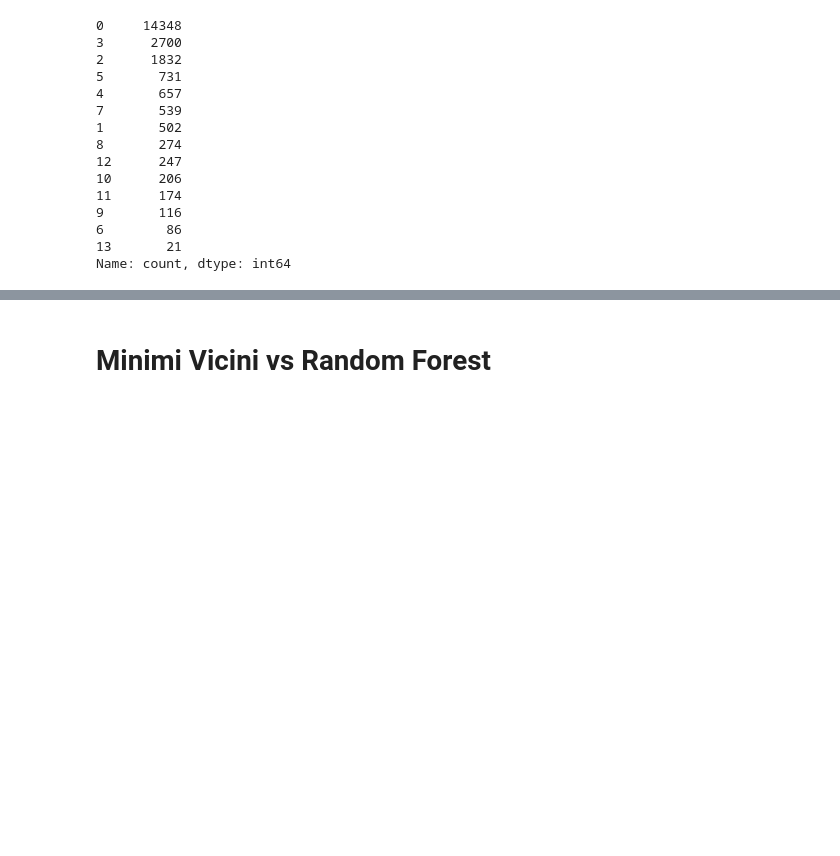
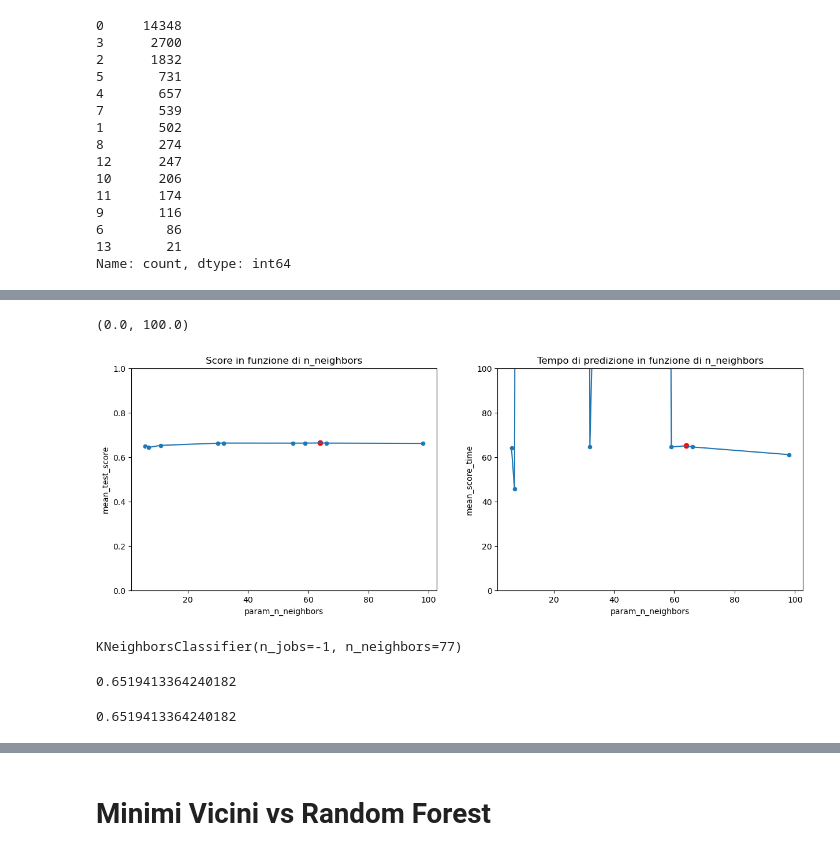
Before and after one commit to AngeloLongano/classification_PneumoniaMNIST, a Jupyter notebook: analysis.ipynb, the cells around one changed output, grey strips where cells are left out. Drawn from its saved outputs; the diff is of its cells as text; code cells hidden in the pictures; blank space fills up the shorter version.

```diff
--- a/analysis.ipynb
+++ b/analysis.ipynb
@@ -118,0 +139,8 @@ Name: count, dtype: int64
+# %%
+Y_train_binary = np.where(Y_train == 0, 0, 1)
+Y_test_binary = np.where(Y_test == 0, 0, 1)
+
+X_train_no_class_0 = X_train[Y_train != 0]
+Y_train_no_class_0 = Y_train[Y_train != 0]
+X_test_no_class_0 = X_test[Y_test != 0]
+Y_test_no_class_0 = Y_test[Y_test != 0]
@@ -118,0 +157,4 @@ Name: count, dtype: int64
+# %%
+grid = RandomizedSearchCV(KNeighborsClassifier(n_jobs=-1), {'n_neighbors': range(1, 100)}, n_iter=10, n_jobs=-1,)
+search_params = grid.fit(X_train_scaled, Y_train_binary)
+search_params.best_params_
@@ -118,0 +167,6 @@ Name: count, dtype: int64
+# %%
+df = pd.DataFrame(grid.cv_results_)
+df.sort_values(by='rank_test_score', inplace=True)
+df[["rank_test_score","param_n_neighbors","mean_test_score","mean_score_time"]].style \
+  .format(precision=8, thousands=".", decimal=",") \
+  .format_index(str.upper, axis=1)
@@ -118,0 +185,26 @@ Name: count, dtype: int64
+# %%
+fig, ax = plt.subplots(ncols=2, figsize=(15,5))
+
+sns.lineplot(data=df, x='param_n_neighbors', y='mean_test_score', ax=ax[0]).set_title('Score in funzione di n_neighbors')
+sns.scatterplot(data=df, x='param_n_neighbors', y='mean_test_score', ax=ax[0])
+# visualizza in rosso il miglior modello
+best = df.iloc[0]
+ax[0].scatter(best.param_n_neighbors, best.mean_test_score, color='red')
+ax[0].set_ylim(0,1)
+
+sns.lineplot(data=df, x='param_n_neighbors', y='mean_score_time', ax=ax[1]).set_title('Tempo di predizione in funzione di n_neighbors')
+sns.scatterplot(data=df, x='param_n_neighbors', y='mean_score_time', ax=ax[1])
+ax[1].scatter(best.param_n_neighbors, best.mean_score_time, color='red')
+ax[1].set_ylim(0,100)
+# %% [output]
+(0.0, 100.0)
+[figure, added]
+# %%
+cls = KNeighborsClassifier(n_neighbors=64, n_jobs=-1)
+cls.fit(X_train_scaled, Y_train_binary)
+# %% [output]
+KNeighborsClassifier(n_jobs=-1, n_neighbors=77)
+# %%
+cls.score(X_test_scaled, Y_test_binary)
+# %% [output]
+0.6519413364240182
@@ -118,0 +213,4 @@ Name: count, dtype: int64
+# %%
+accuracy_score(Y_test_binary, y_pred_binary_kn)
+# %% [output]
+0.6519413364240182
```
Also changed, not shown: parts of 78 cells of this notebook.
